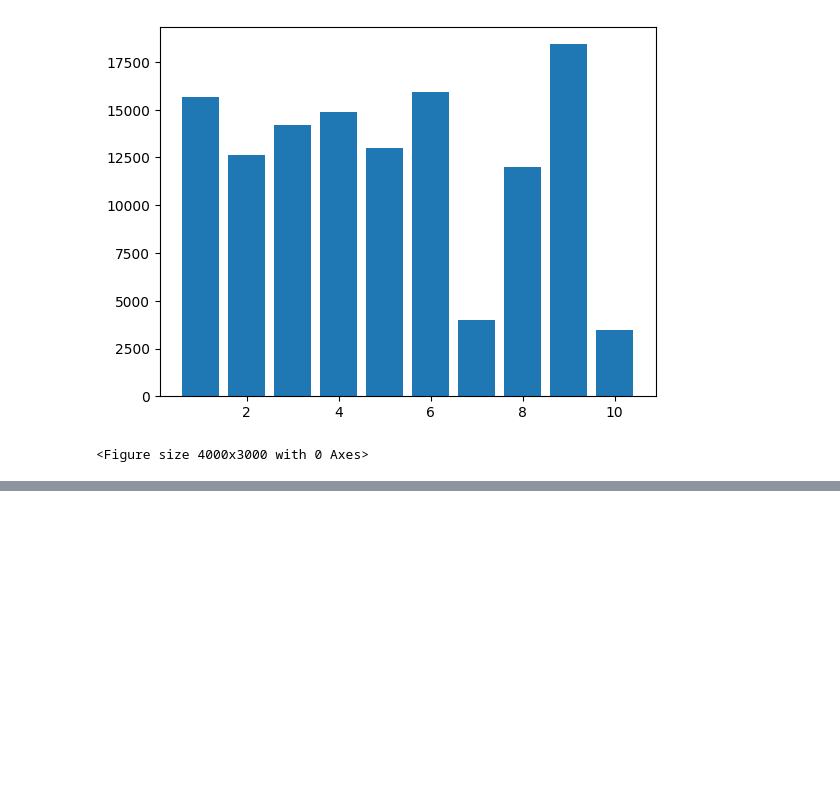
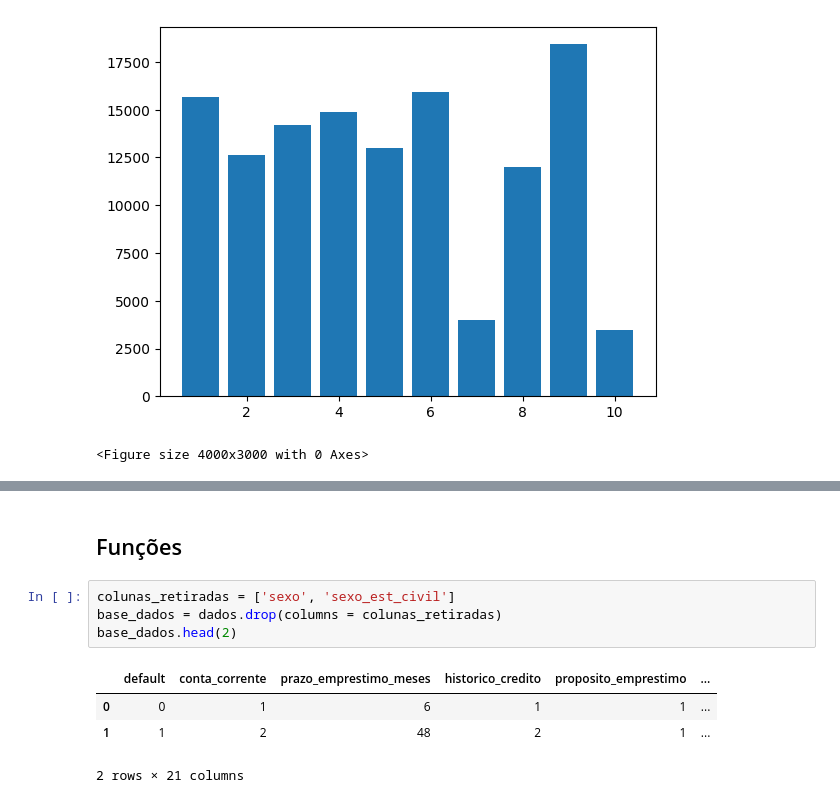
Before and after one commit to GuiHalal/Learning_Python, a Jupyter notebook: Machine Learning: Credit Scoring/Notebooks/Machine_Learning_Credit_Scoring.ipynb, the cells around one changed output, grey strips where cells are left out. Saved outputs shown, nothing was run; the diff lists cells and outputs as text; blank space fills up the shorter version.

```diff
--- a/Machine Learning: Credit Scoring/Notebooks/Machine_Learning_Credit_Scoring.ipynb
+++ b/Machine Learning: Credit Scoring/Notebooks/Machine_Learning_Credit_Scoring.ipynb
@@ -277,0 +315,11 @@ plt.show()
+# %% [markdown]
+## Funções
+# %%
+colunas_retiradas = ['sexo', 'sexo_est_civil']
+base_dados = dados.drop(columns = colunas_retiradas)
+base_dados.head(2)
+# %% [output]
+|  | default | conta_corrente | prazo_emprestimo_meses | historico_credito | proposito_emprestimo | ... |
+| 0 | 0 | 1 | 6 | 1 | 1 | ... |
+| 1 | 1 | 2 | 48 | 2 | 1 | ... |
+2 rows × 21 columns
```
Also changed, not shown: parts of 4 cells of this notebook.
